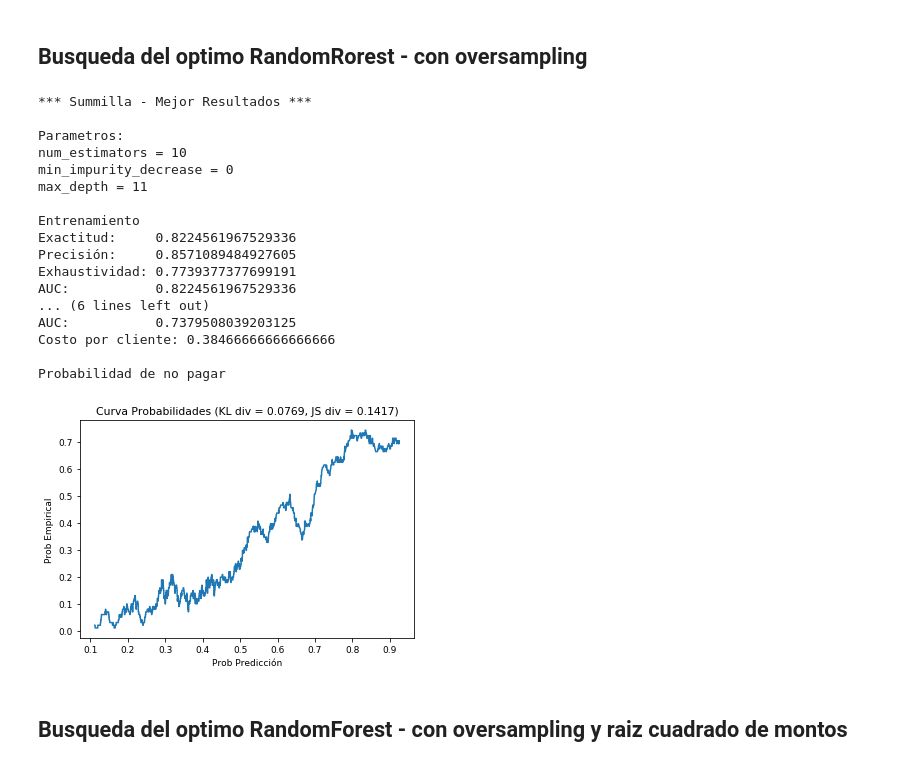
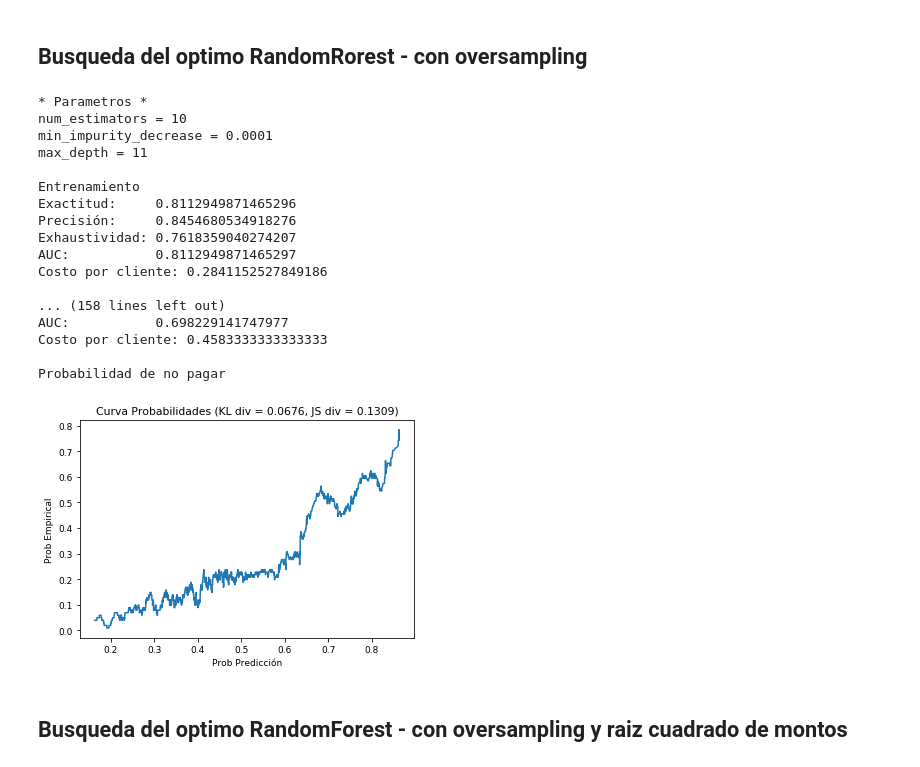
Before and after one commit to alainno/default-credit-card, a Jupyter notebook: jRandomForestCreditDefault.ipynb, the cells around one changed output. Saved outputs shown, nothing was run; the diff lists cells and outputs as text; code cells hidden in the pictures.

```diff
--- a/jRandomForestCreditDefault.ipynb
+++ b/jRandomForestCreditDefault.ipynb
@@ -472,6 +472,8 @@ def buscarForest(X_entren, y_entren, X_val, y_val,
 
     _cost = sys.float_info.max
 
+    hist = []
+
     for n_est in n_est_list:
         for min_imp in min_imp_dec_list:
             for max_depth in max_depth_list:
@@ -488,6 +490,10 @@ def buscarForest(X_entren, y_entren, X_val, y_val,
                     entren_cost = custom_cost(bosque, X_entren, y_entren, True)
                     print('\nValidacion')
                     val_cost = custom_cost(bosque, X_val, y_val, True)
+                    # Tambien save to list to print at finish.
+                    hist.append([n_est, min_imp, max_depth,
+                        val_cost.accuracy, val_cost.precision, val_cost.recall,
+                        val_cost.AUC, val_cost.cost])
                 else:
                     entren_cost = custom_cost(bosque, X_entren, y_entren, False)
                     val_cost = custom_cost(bosque, X_val, y_val, False)
@@ -514,5 +520,6 @@ def buscarForest(X_entren, y_entren, X_val, y_val,
     print('\nProbabilidad de no pagar')
     y_val_prob = _bosque.predict_proba(X_val)[:,1] # Using probability of category +1
     mostrarPQ(y_val, y_val_prob)
+    return hist
 # %%
 # Optimizar con datos originales. Podemos usar los otros datos tambien.
@@ -664,29 +671,29 @@ Probabilidad de no pagar
 # %% [markdown]
 ## Busqueda del optimo RandomRorest - con oversampling
 # %%
-buscarForest(X_entren_os, y_entren_os, X_val, y_val,
-             n_est_list=[10, 50, 100],
-             min_imp_dec_list=[0, 0.00003333, 0.0001],
-             max_depth_list=[7, 11, 15], printdetail=False)
+hist_os = buscarForest(X_entren_os, y_entren_os, X_val, y_val,
+             n_est_list=[10, 50],
+             min_imp_dec_list=[0.0001, 0.0005],
+             max_depth_list=[11, 15], printdetail=True)
 # %% [output]
-*** Summilla - Mejor Resultados ***
-
-Parametros:
+* Parametros *
 num_estimators = 10
-min_impurity_decrease = 0
+min_impurity_decrease = 0.0001
 max_depth = 11
 
 Entrenamiento
-Exactitud:     0.8224561967529336
-Precisión:     0.8571089484927605
-Exhaustividad: 0.7739377377699191
-AUC:           0.8224561967529336
-... (6 lines left out)
-AUC:           0.7379508039203125
-Costo por cliente: 0.38466666666666666
+Exactitud:     0.8112949871465296
+Precisión:     0.8454680534918276
+Exhaustividad: 0.7618359040274207
+AUC:           0.8112949871465297
+Costo por cliente: 0.2841152527849186
+
+... (158 lines left out)
+AUC:           0.698229141747977
+Costo por cliente: 0.4583333333333333
 
 Probabilidad de no pagar
-[figure, old version]
+[figure, new version]
 # %% [markdown]
 ## Busqueda del optimo RandomForest - con oversampling y raiz cuadrado de montos
 # %%
```
Also changed, not shown: parts of 19 cells of this notebook.
